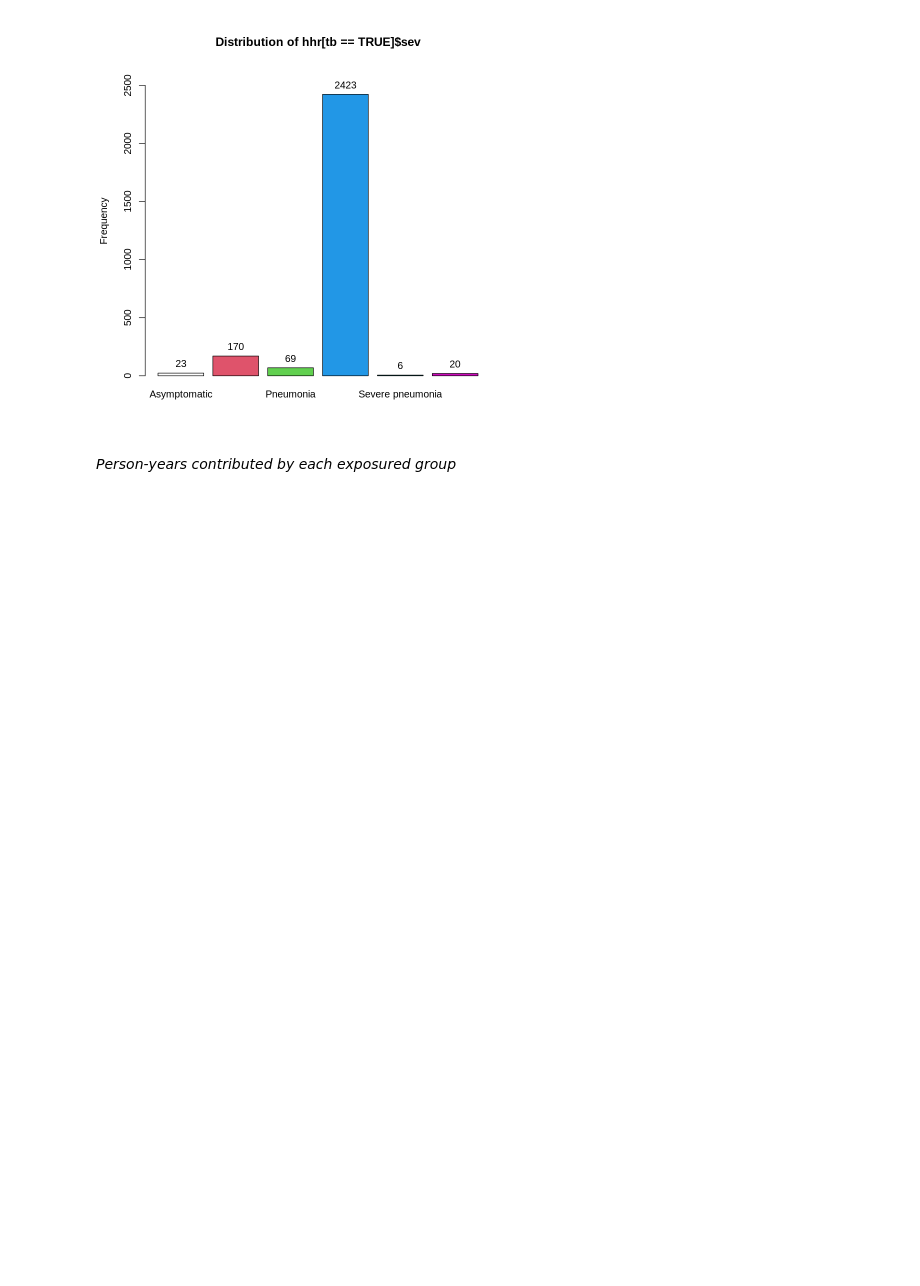
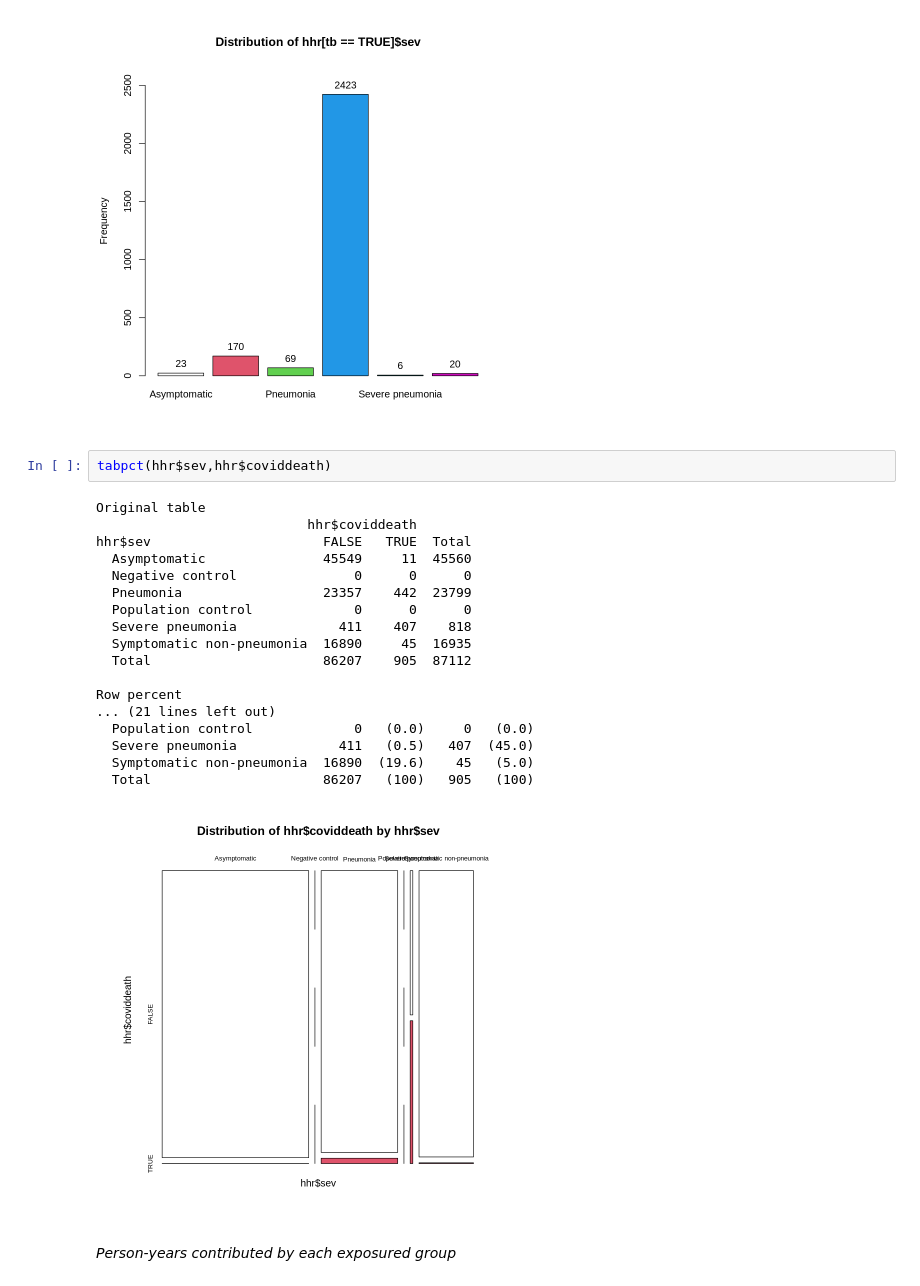
Before and after one commit to ponlagrit/covid_tb, a Jupyter notebook: dynamic_cohort_analysis.ipynb, the cells around one changed output. Cells and saved outputs as stored; diff of their text form; blank space fills up the shorter version.

```diff
--- a/dynamic_cohort_analysis.ipynb
+++ b/dynamic_cohort_analysis.ipynb
@@ -168,6 +177,27 @@ A matrix: 7 × 3 of type dbl
 | Symptomatic non-pneumonia | 20 | 0.7 | 100.0 |
 | Total | 2711 | 100.0 | 100.0 |
 [figure]
+# %%
+tabpct(hhr$sev,hhr$coviddeath)
+# %% [output]
+Original table
+                           hhr$coviddeath
+hhr$sev                      FALSE   TRUE  Total
+  Asymptomatic               45549     11  45560
+  Negative control               0      0      0
+  Pneumonia                  23357    442  23799
+  Population control             0      0      0
+  Severe pneumonia             411    407    818
+  Symptomatic non-pneumonia  16890     45  16935
+  Total                      86207    905  87112
+
+Row percent
+... (21 lines left out)
+  Population control             0   (0.0)     0   (0.0)
+  Severe pneumonia             411   (0.5)   407  (45.0)
+  Symptomatic non-pneumonia  16890  (19.6)    45   (5.0)
+  Total                      86207   (100)   905   (100)
+[figure, added]
 # %% [markdown]
 *Person-years contributed by each exposured group*
 # %%
```
Also changed, not shown: parts of 8 cells of this notebook.
